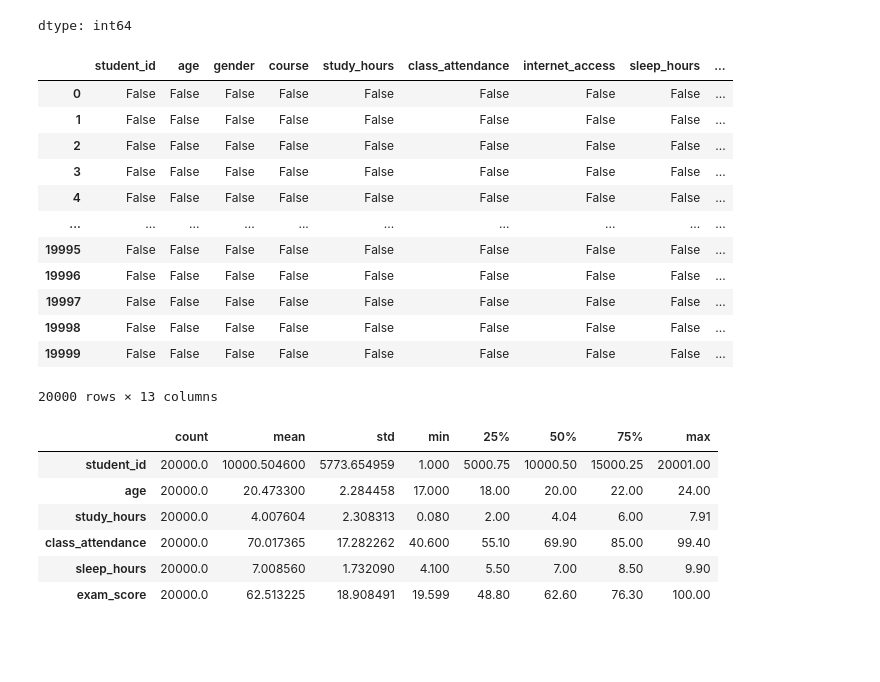
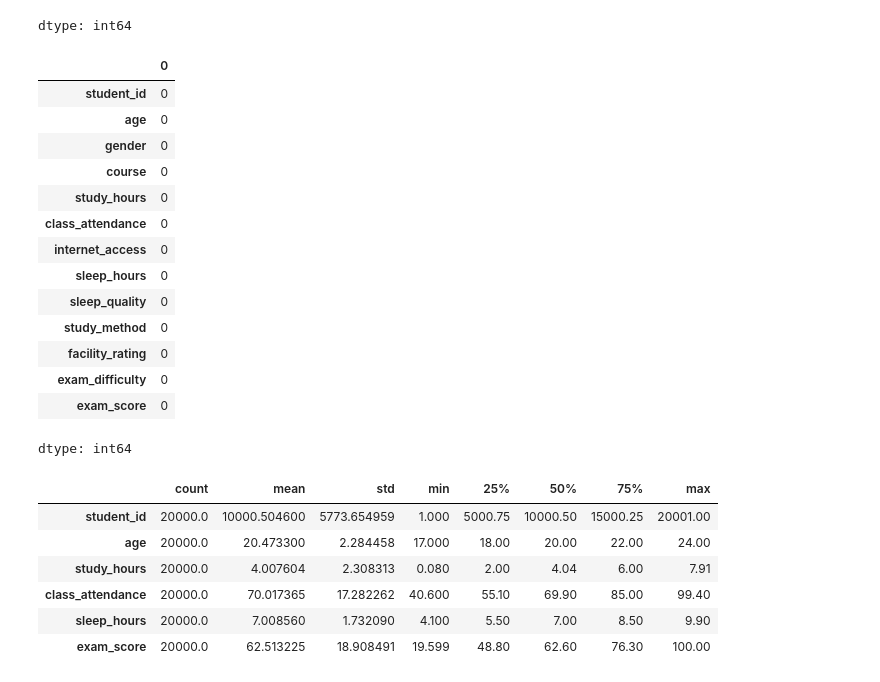
Before and after one commit to sonjoy1s/kaggle_project, a Jupyter notebook: Exam_Score_Prediction_Dataset.ipynb, the cells around one changed output. Saved outputs shown, nothing was run; the diff lists cells and outputs as text; code cells hidden in the pictures; blank space fills up the shorter version.

```diff
--- a/Exam_Score_Prediction_Dataset.ipynb
+++ b/Exam_Score_Prediction_Dataset.ipynb
@@ -73,21 +73,23 @@ df.nunique()
 | exam_score | 805 |
 dtype: int64
 # %%
-df.isna()
+df.isna().sum()
 # %% [output]
-|  | student_id | age | gender | course | study_hours | class_attendance | internet_access | sleep_hours | ... |
-| 0 | False | False | False | False | False | False | False | False | ... |
-| 1 | False | False | False | False | False | False | False | False | ... |
-| 2 | False | False | False | False | False | False | False | False | ... |
-| 3 | False | False | False | False | False | False | False | False | ... |
-| 4 | False | False | False | False | False | False | False | False | ... |
-| ... | ... | ... | ... | ... | ... | ... | ... | ... | ... |
-| 19995 | False | False | False | False | False | False | False | False | ... |
-| 19996 | False | False | False | False | False | False | False | False | ... |
-| 19997 | False | False | False | False | False | False | False | False | ... |
-| 19998 | False | False | False | False | False | False | False | False | ... |
-| 19999 | False | False | False | False | False | False | False | False | ... |
+|  | 0 |
+| student_id | 0 |
+| age | 0 |
+| gender | 0 |
+| course | 0 |
+| study_hours | 0 |
+| class_attendance | 0 |
+| internet_access | 0 |
+| sleep_hours | 0 |
+| sleep_quality | 0 |
+| study_method | 0 |
+| facility_rating | 0 |
+| exam_difficulty | 0 |
+| exam_score | 0 |
-20000 rows × 13 columns
+dtype: int64
 # %%
 df.describe().T
 # %% [output]
```
Also changed, not shown: parts of 2 cells of this notebook.
